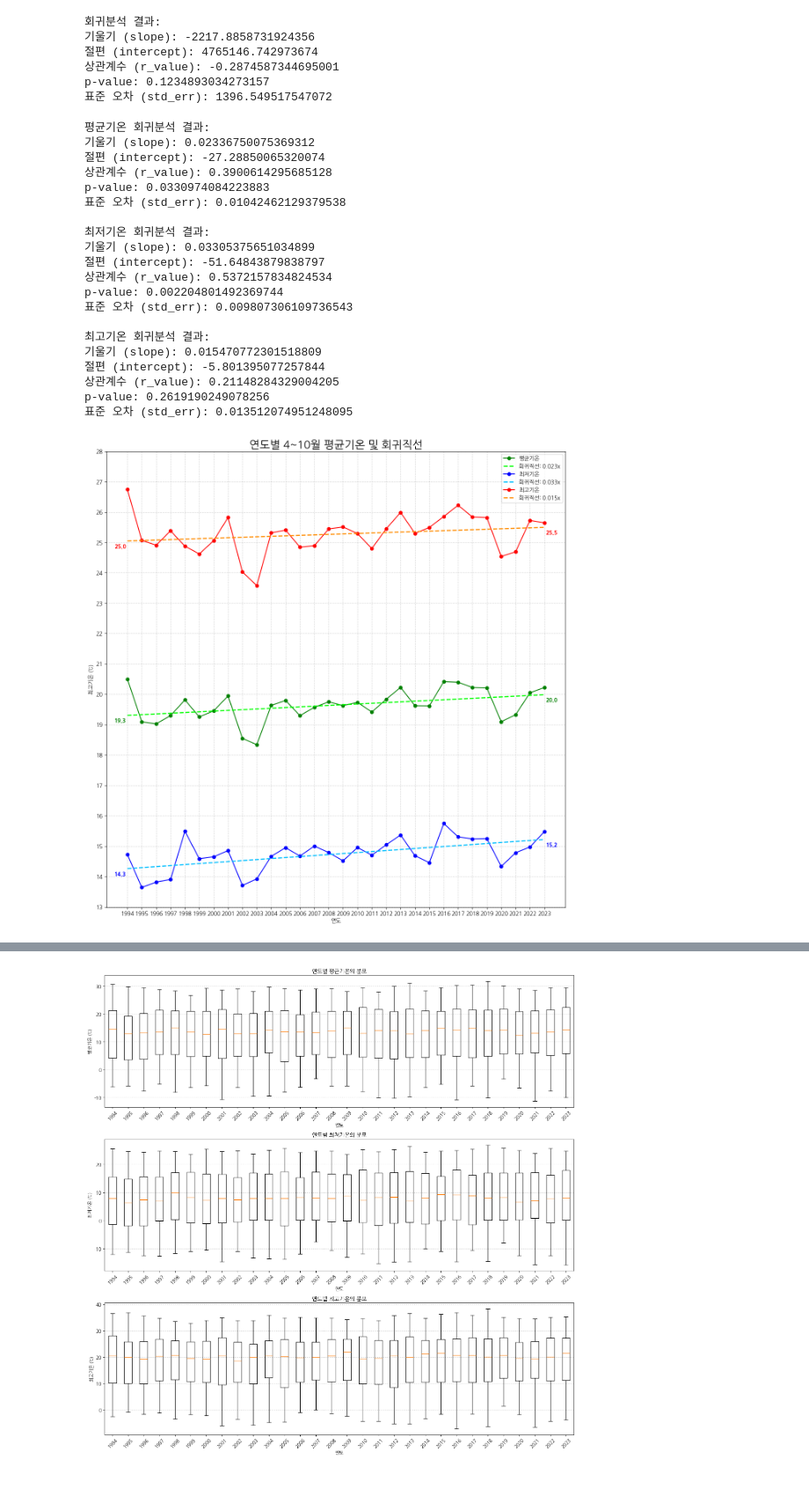
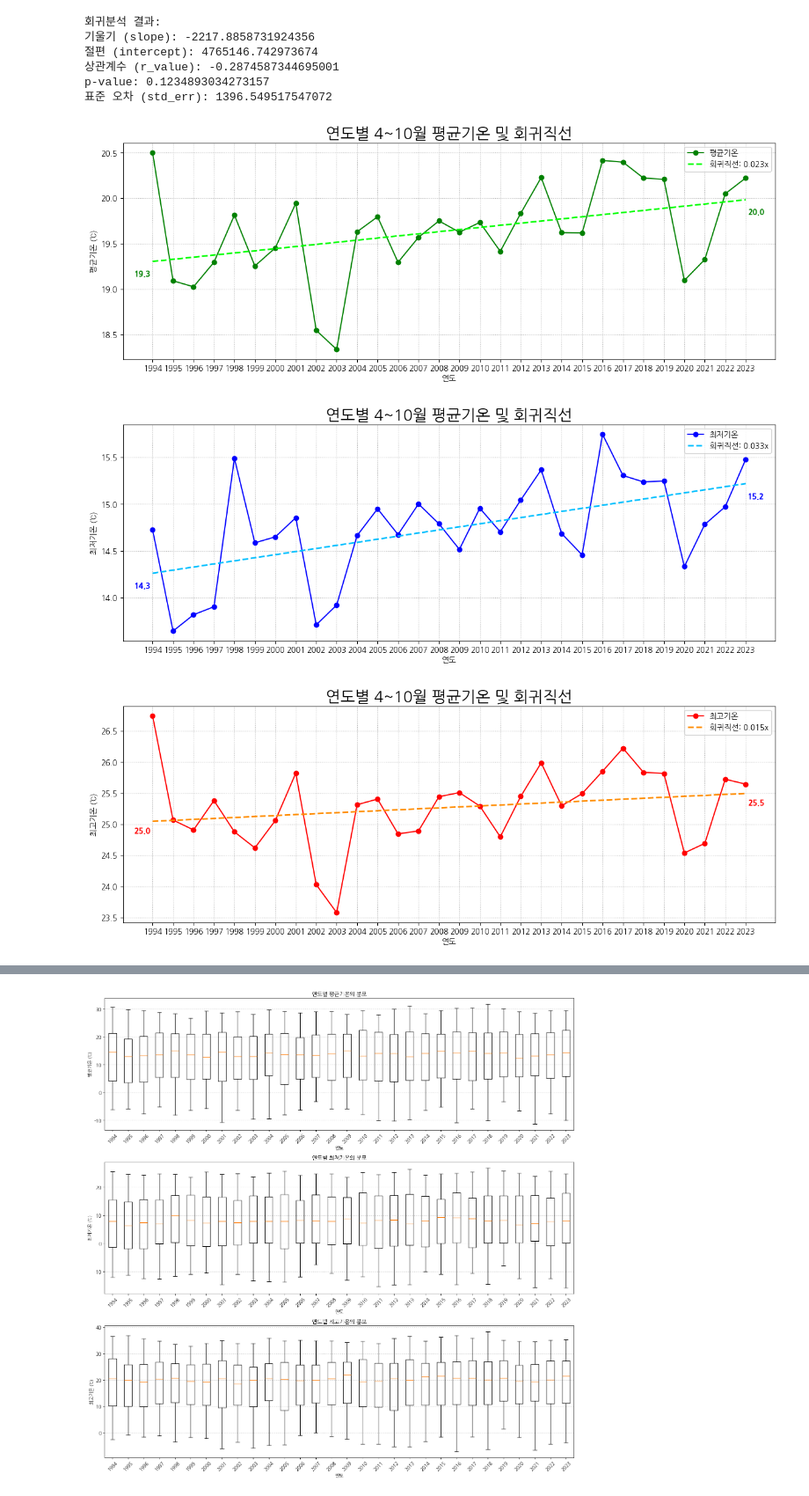
Before and after one commit to KDT-mini-project-06/KDT-mini_project-06, a Jupyter notebook: 이현길/temperature.ipynb, the cells around one changed output, grey strips where cells are left out. Shown at 88% size. Saved outputs shown, nothing was run; the diff lists cells and outputs as text; code cells hidden in the pictures.

```diff
--- a/이현길/temperature.ipynb
+++ b/이현길/temperature.ipynb
@@ -124,60 +124,44 @@ print("표준 오차 (std_err):", std_err_apple)
 p-value: 0.1234893034273157
 표준 오차 (std_err): 1396.549517547072
 # %%
-plt.figure(figsize=(15, 15))
+# plt.figure(figsize=(15, 15))
 colorList = ['green', 'blue', 'red', 'lime', 'deepskyblue', 'darkorange']
 tempDF_month = tempDF[(tempDF['월'] >= 4) & (tempDF['월'] <= 10)]
 for idx, col in enumerate(tempDF.columns[1:4]):
+    plt.figure(figsize=(15, 5))
+
     yearly_avg_temp = tempDF_month.groupby('연도')[col].mean()
     slope_temp, intercept_temp, r_value_temp, p_value_temp, std_err_temp = stats.linregress(yearly_avg_temp.index, yearly_avg_temp)
     regression_line_temp = slope_temp * yearly_avg_temp.index + intercept_temp
 
     yearly_avg_temp.plot(marker='o', color=colorList[idx], linestyle='-')
     plt.plot(yearly_avg_temp.index, regression_line_temp, color=colorList[idx+3], linestyle='--', lw=2.0, label=f'회귀직선: {slope_temp:.3f}x')
 
     min_value = yearly_avg_temp.index.min(), regression_line_temp.min()
     max_value = yearly_avg_temp.index.max(), regression_line_temp.max()
 
     # 최대값과 최소값에 숫자로 표시
     plt.text(min_value[0]-0.5, min_value[1]-0.1, f'{min_value[1]:.1f}', ha='center', va='top', weight='bold', color=colorList[idx])
     plt.text(max_value[0]+0.5, max_value[1]-0.1, f'{max_value[1]:.1f}', ha='center', va='top', weight='bold', color=colorList[idx])
 
     plt.title(f'연도별 4~10월 평균기온 및 회귀직선', fontsize=20)
     plt.xlabel('연도')
     plt.ylabel(f'{col} (℃)')
     plt.grid(ls=':')
     plt.legend()
 
-    print(f"{col} 회귀분석 결과:")
-    print("기울기 (slope):", slope_temp)
-    print("절편 (intercept):", intercept_temp)
-    print("상관계수 (r_value):", r_value_temp)
-    print("p-value:", p_value_temp)
-    print("표준 오차 (std_err):", std_err_temp)
-    print()
+    # print(f"{col} 회귀분석 결과:")
+    # print("기울기 (slope):", slope_temp)
+    # print("절편 (intercept):", intercept_temp)
+    # print("상관계수 (r_value):", r_value_temp)
+    # print("p-value:", p_value_temp)
+    # print("표준 오차 (std_err):", std_err_temp)
+    # print()
 
-plt.xticks(np.arange(yearly_avg_temp.index.min(), yearly_avg_temp.index.max()+1))
-plt.yticks(np.arange(13, 29, 1))
+    plt.xticks(np.arange(yearly_avg_temp.index.min(), yearly_avg_temp.index.max()+1))
+# plt.yticks(np.arange(13, 29, 1))
 plt.show()
 # %% [output]
-평균기온 회귀분석 결과:
-기울기 (slope): 0.02336750075369312
-절편 (intercept): -27.28850065320074
-상관계수 (r_value): 0.3900614295685128
-p-value: 0.0330974084223883
-표준 오차 (std_err): 0.01042462129379538
-
-최저기온 회귀분석 결과:
-기울기 (slope): 0.03305375651034899
-절편 (intercept): -51.64843879838797
-상관계수 (r_value): 0.5372157834824534
-p-value: 0.002204801492369744
-표준 오차 (std_err): 0.009807306109736543
-
-최고기온 회귀분석 결과:
-기울기 (slope): 0.015470772301518809
-절편 (intercept): -5.801395077257844
-상관계수 (r_value): 0.21148284329004205
-p-value: 0.2619190249078256
-표준 오차 (std_err): 0.013512074951248095
-[figure, old version]
+[figure, new version]
+[figure, added]
+[figure, added]
```
Also changed, not shown: parts of 8 cells of this notebook, 2 other files.
